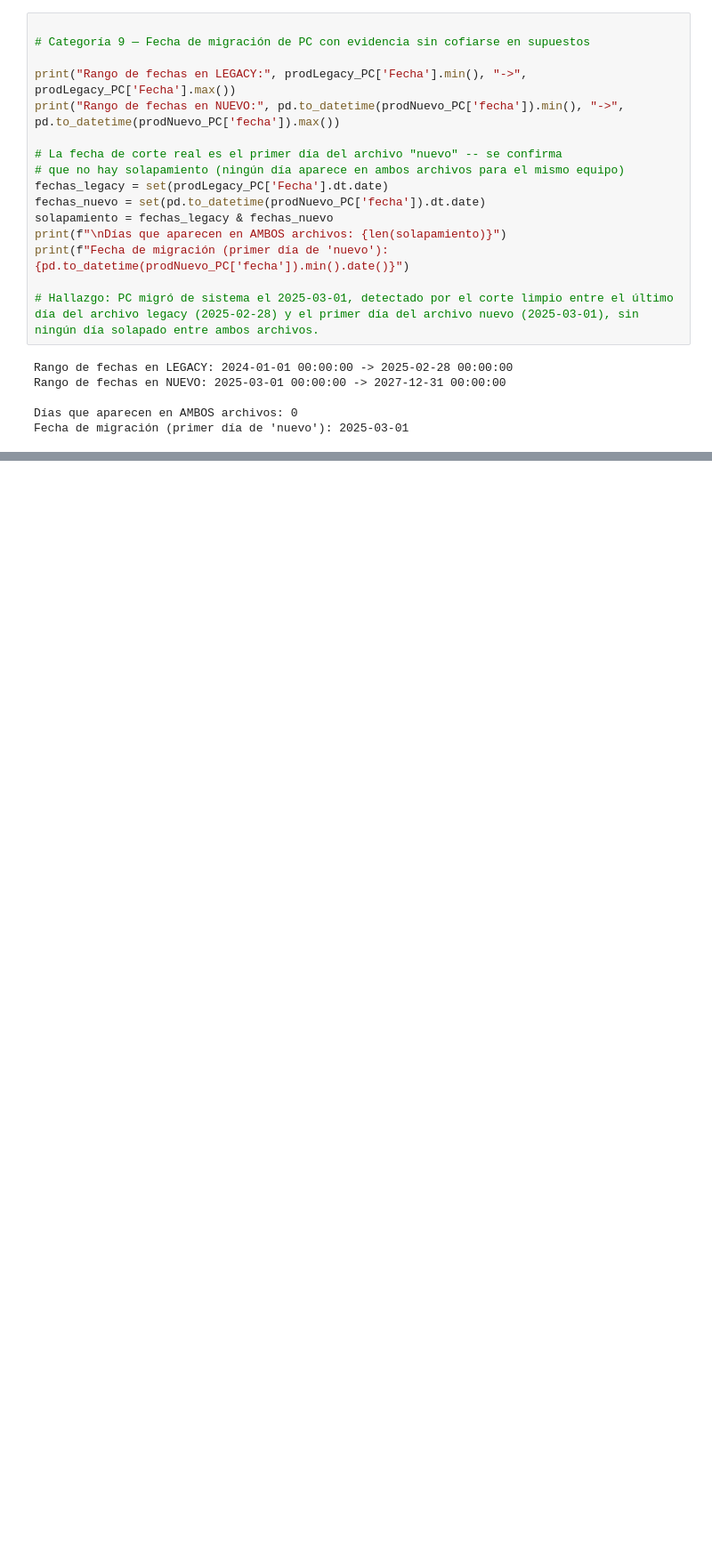
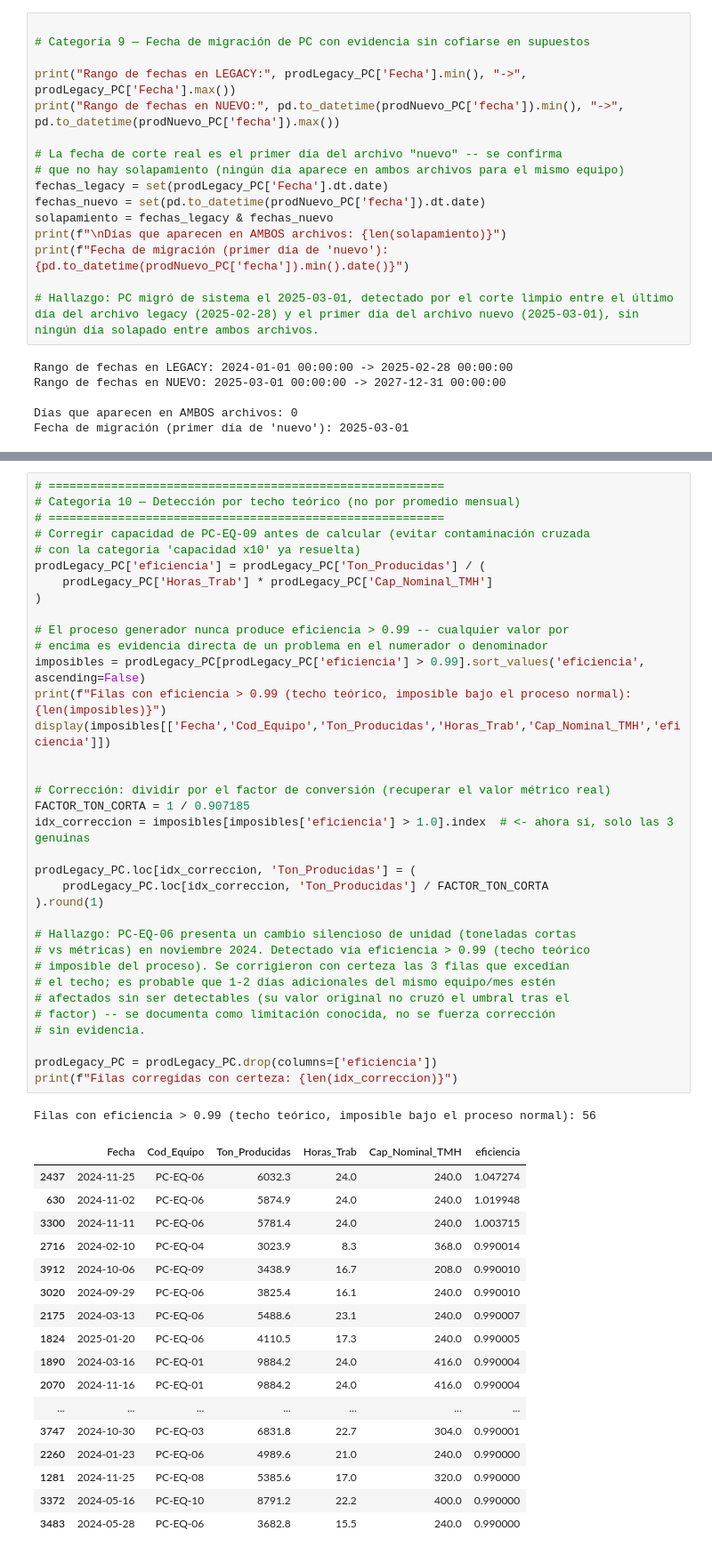
Before and after one commit to josue789a/Mineria-simulacion-v2, a Jupyter notebook: notebooks/Exploracion1.ipynb, the cells around one changed output, grey strips where cells are left out. Shown at 89% size. Drawn from its saved outputs; the diff is of its cells as text; blank space fills up the shorter version.

```diff
--- a/notebooks/Exploracion1.ipynb
+++ b/notebooks/Exploracion1.ipynb
@@ -1902,0 +1951,54 @@ Fecha de migración (primer día de 'nuevo'): 2025-03-01
+# %%
+# =========================================================
+# Categoría 10 — Detección por techo teórico (no por promedio mensual)
+# =========================================================
+# Corregir capacidad de PC-EQ-09 antes de calcular (evitar contaminación cruzada
+# con la categoría 'capacidad x10' ya resuelta)
+prodLegacy_PC['eficiencia'] = prodLegacy_PC['Ton_Producidas'] / (
+    prodLegacy_PC['Horas_Trab'] * prodLegacy_PC['Cap_Nominal_TMH']
+)
+
+# El proceso generador nunca produce eficiencia > 0.99 -- cualquier valor por
+# encima es evidencia directa de un problema en el numerador o denominador
+imposibles = prodLegacy_PC[prodLegacy_PC['eficiencia'] > 0.99].sort_values('eficiencia', ascending=False)
+print(f"Filas con eficiencia > 0.99 (techo teórico, imposible bajo el proceso normal): {len(imposibles)}")
+display(imposibles[['Fecha','Cod_Equipo','Ton_Producidas','Horas_Trab','Cap_Nominal_TMH','eficiencia']])
+
+
+# Corrección: dividir por el factor de conversión (recuperar el valor métrico real)
+FACTOR_TON_CORTA = 1 / 0.907185
+idx_correccion = imposibles[imposibles['eficiencia'] > 1.0].index  # <- ahora sí, solo las 3 genuinas
+
+prodLegacy_PC.loc[idx_correccion, 'Ton_Producidas'] = (
+    prodLegacy_PC.loc[idx_correccion, 'Ton_Producidas'] / FACTOR_TON_CORTA
+).round(1)
+
+# Hallazgo: PC-EQ-06 presenta un cambio silencioso de unidad (toneladas cortas
+# vs métricas) en noviembre 2024. Detectado vía eficiencia > 0.99 (techo teórico
+# imposible del proceso). Se corrigieron con certeza las 3 filas que excedían
+# el techo; es probable que 1-2 días adicionales del mismo equipo/mes estén
+# afectados sin ser detectables (su valor original no cruzó el umbral tras el
+# factor) -- se documenta como limitación conocida, no se fuerza corrección
+# sin evidencia.
+
+prodLegacy_PC = prodLegacy_PC.drop(columns=['eficiencia'])
+print(f"Filas corregidas con certeza: {len(idx_correccion)}")
+# %% [output]
+Filas con eficiencia > 0.99 (techo teórico, imposible bajo el proceso normal): 56
+|  | Fecha | Cod_Equipo | Ton_Producidas | Horas_Trab | Cap_Nominal_TMH | eficiencia |
+| 2437 | 2024-11-25 | PC-EQ-06 | 6032.3 | 24.0 | 240.0 | 1.047274 |
+| 630 | 2024-11-02 | PC-EQ-06 | 5874.9 | 24.0 | 240.0 | 1.019948 |
+| 3300 | 2024-11-11 | PC-EQ-06 | 5781.4 | 24.0 | 240.0 | 1.003715 |
+| 2716 | 2024-02-10 | PC-EQ-04 | 3023.9 | 8.3 | 368.0 | 0.990014 |
+| 3912 | 2024-10-06 | PC-EQ-09 | 3438.9 | 16.7 | 208.0 | 0.990010 |
+| 3020 | 2024-09-29 | PC-EQ-06 | 3825.4 | 16.1 | 240.0 | 0.990010 |
+| 2175 | 2024-03-13 | PC-EQ-06 | 5488.6 | 23.1 | 240.0 | 0.990007 |
+| 1824 | 2025-01-20 | PC-EQ-06 | 4110.5 | 17.3 | 240.0 | 0.990005 |
+| 1890 | 2024-03-16 | PC-EQ-01 | 9884.2 | 24.0 | 416.0 | 0.990004 |
+| 2070 | 2024-11-16 | PC-EQ-01 | 9884.2 | 24.0 | 416.0 | 0.990004 |
+| ... | ... | ... | ... | ... | ... | ... |
+| 3747 | 2024-10-30 | PC-EQ-03 | 6831.8 | 22.7 | 304.0 | 0.990001 |
+| 2260 | 2024-01-23 | PC-EQ-06 | 4989.6 | 21.0 | 240.0 | 0.990000 |
+| 1281 | 2024-11-25 | PC-EQ-08 | 5385.6 | 17.0 | 320.0 | 0.990000 |
+| 3372 | 2024-05-16 | PC-EQ-10 | 8791.2 | 22.2 | 400.0 | 0.990000 |
+| 3483 | 2024-05-28 | PC-EQ-06 | 3682.8 | 15.5 | 240.0 | 0.990000 |
```
Also changed, not shown: parts of 6 cells of this notebook.
